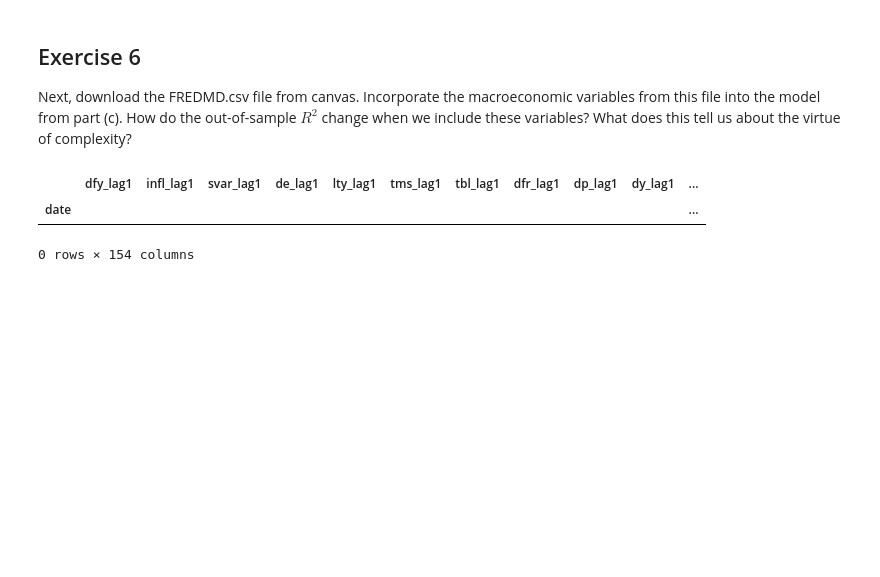
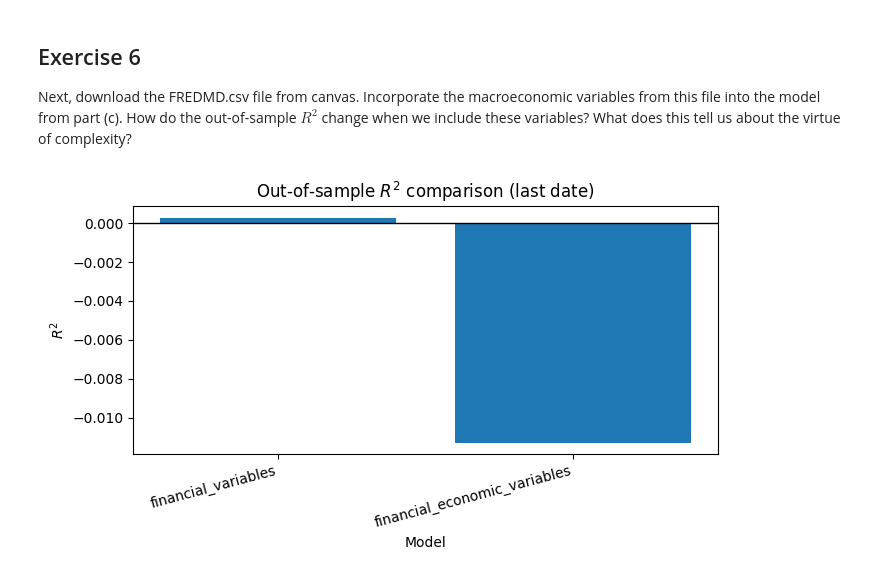
Before and after one commit to se101/ML-in-Finance, a Jupyter notebook: Homework_1_Rodrigo.ipynb, the cells around one changed output. Drawn from its saved outputs; the diff is of its cells as text; code cells hidden in the pictures; blank space fills up the shorter version.

Commit message:
Update Homework_1_Rodrigo.ipynb
Adding last exercises

```diff
--- a/Homework_1_Rodrigo.ipynb
+++ b/Homework_1_Rodrigo.ipynb
@@ -593,12 +597,70 @@ plt.show()
 Next, download the FREDMD.csv file from canvas. Incorporate the macroeconomic variables from this file into the model from part (c). How do the out-of-sample $R^2$ change when we include these variables? What does this tell us about the virtue of complexity?
 # %%
 df_other_variables = pd.read_csv(path + other_variables_file)
+df_other_variables["date"] = pd.to_datetime(df_other_variables["date"])
 df_other_variables.set_index("date", inplace = True)
 # %%
-df_full = pd.merge(df_equity,df_other_variables, how = "left", left_index= True, right_index = True)
+df_full = pd.merge(df_equity, df_other_variables,how = "left", left_index= True, right_index = True)
+df_full = df_full.dropna(axis = 1, how = "all")
+df_full = df_full.fillna(method="ffill")
+df_full = df_full.dropna(axis = 0)
+indep_variable_full = [x for x in df_full.columns if x != dep_variable]
 # %%
-df_full.dropna(axis = 0)
+#Calculating Rsquared per variable using a rolling window
+info_list_errors_rbf = []
+future_date_long = pd.to_datetime("2000-01-01")
+list_future_dates = df_full[df_full.index >= future_date_long].index.to_list()
+
+for future_date in list_future_dates:
+    df_equity_aux_train = df_full[df_full.index < future_date]
+    df_equity_aux_test = df_full[df_full.index == future_date]
+
+    y_rolling = df_equity_aux_train[dep_variable].to_numpy()
+    y_rolling_test = df_equity_aux_test[dep_variable].to_numpy()
+
+    X_rolling = df_equity_aux_train[indep_variable_full].to_numpy()
+    X_rolling_test = df_equity_aux_test[indep_variable_full].to_numpy()
+
+    rbf_model = pipe_rbf = Pipeline([
+    ("scaler", StandardScaler()),
+    ("rbf", RBFSampler(
+        gamma=0.5,
+        n_components=50,
+        random_state=0
+        )),
+        ("model", RidgeCV(alphas=np.logspace(-3, 3, 15), cv = 10))
+            ])
+    rbf_model.fit(X_rolling, y_rolling)
+
+    y_hat_rolling = rbf_model.predict(X_rolling_test)
+
+    squared_forecast_error = (y_rolling_test - y_hat_rolling) ** 2
+    squared_benchmark_error = (y_rolling_test - y_rolling.mean()) ** 2
+
+    info_list_errors_rbf.append([future_date, squared_forecast_error[0], squared_benchmark_error[0]])
+
+
+df_exercise_6_1 = pd.DataFrame(info_list_errors_rbf, columns = ["date", "squared_forecast_error", "squared_benchmark_error"])
+df_exercise_6_1.set_index("date", inplace = True)
+df_exercise_6_1 = 1 - (df_exercise_6_1["squared_forecast_error"].cumsum()/ df_exercise_6_1["squared_benchmark_error"].cumsum())
-# %% [output]
-|  | dfy_lag1 | infl_lag1 | svar_lag1 | de_lag1 | lty_lag1 | tms_lag1 | tbl_lag1 | dfr_lag1 | dp_lag1 | dy_lag1 | ... |
-| date |  |  |  |  |  |  |  |  |  |  | ... |
-0 rows × 154 columns
+# %%
+df_full_data_oos = df_oos_exercise_5_1[[10]].copy()
+df_full_data_oos.columns = ["financial_variables"]
+df_full_data_oos["financial_economic_variables"] = df_exercise_6_1
+# %%
+# Take the last available row (same as: df_full_data_oos[df_full_data_oos.index == df_full_data_oos.index.max()])
+last_row = df_full_data_oos.loc[df_full_data_oos.index.max()]
+
+plt.figure(figsize=(7, 4))
+plt.bar(last_row.index, last_row.values)
+plt.axhline(0, color="black", linewidth=1)
+
+plt.title("Out-of-sample $R^2$ comparison (last date)")
+plt.ylabel("$R^2$")
+plt.xlabel("Model")
+
+plt.xticks(rotation=15, ha="right")
+plt.tight_layout()
+plt.show()
+# %% [output]
+[figure, added]
```
Also changed, not shown: parts of 8 cells of this notebook.
